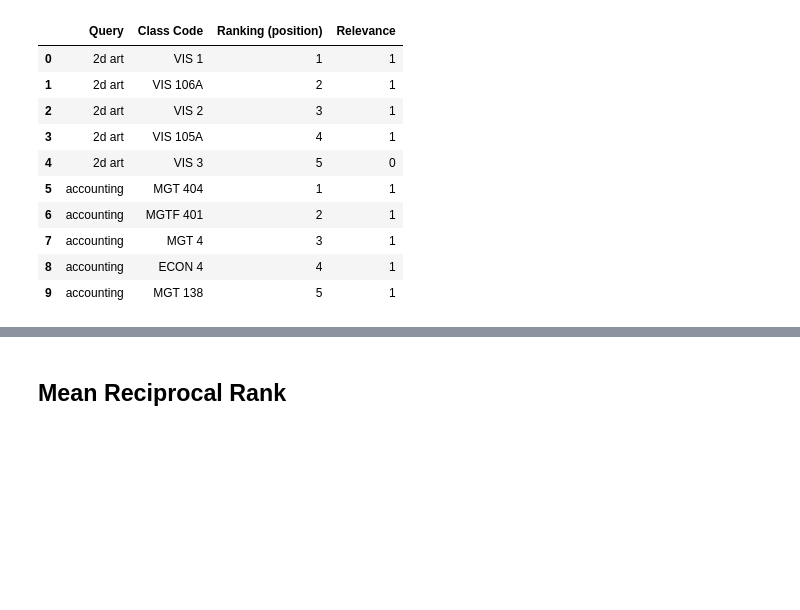
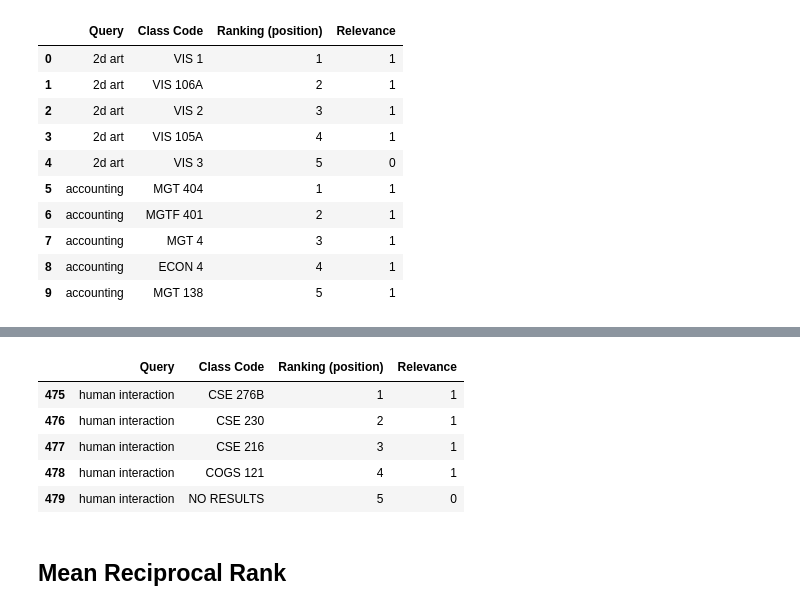
Before and after one commit to toekneeta/UCSDCourseSearch, a Jupyter notebook: notebooks/evaluation.ipynb, the cells around one changed output, grey strips where cells are left out. Drawn from its saved outputs; the diff is of its cells as text; code cells hidden in the pictures; blank space fills up the shorter version.

```diff
--- a/notebooks/evaluation.ipynb
+++ b/notebooks/evaluation.ipynb
@@ -37,3 +48,12 @@ ucs.head(10)
+# %%
+ts[ts['Query']=='human interaction ']
+# %% [output]
+|  | Query | Class Code | Ranking (position) | Relevance |
+| 475 | human interaction | CSE 276B | 1 | 1 |
+| 476 | human interaction | CSE 230 | 2 | 1 |
+| 477 | human interaction | CSE 216 | 3 | 1 |
+| 478 | human interaction | COGS 121 | 4 | 1 |
+| 479 | human interaction | NO RESULTS | 5 | 0 |
 # %% [markdown]
 ## Mean Reciprocal Rank
 # %%
```
Also changed, not shown: parts of 4 cells of this notebook, 19 other files.
